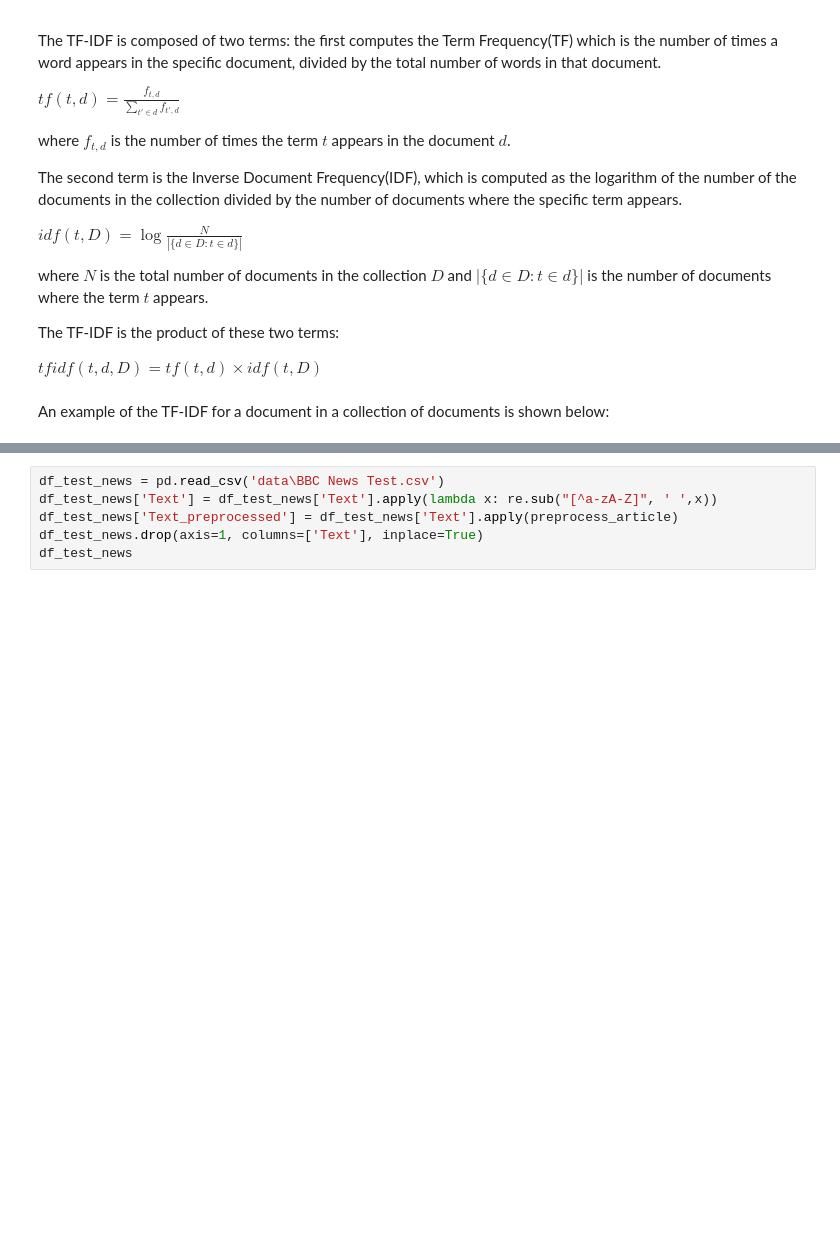
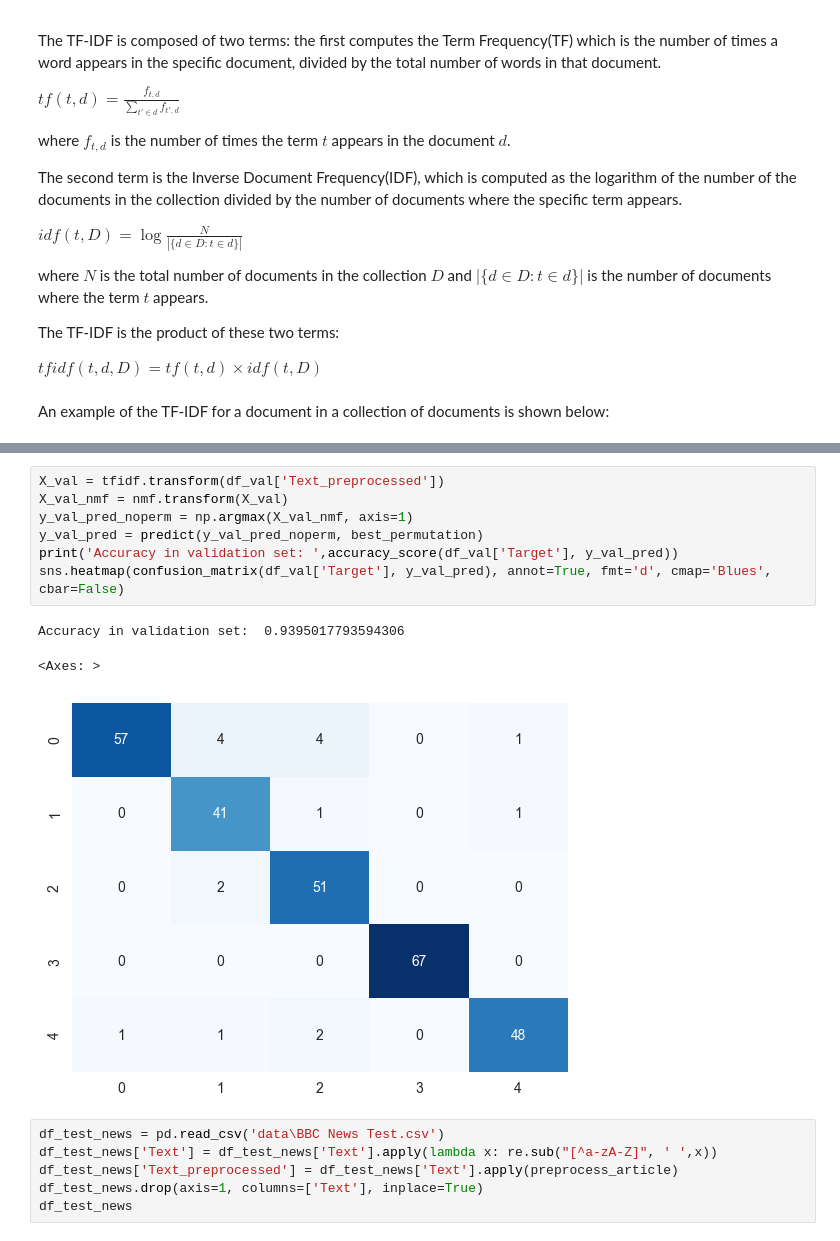
Before and after one commit to JuanDa14Sa/BBC-News-Classification, a Jupyter notebook: bbc_classification.ipynb, the cells around one changed output, grey strips where cells are left out. Saved outputs shown, nothing was run; the diff lists cells and outputs as text; blank space fills up the shorter version.

```diff
--- a/bbc_classification.ipynb
+++ b/bbc_classification.ipynb
@@ -412,3 +412,14 @@ sns.heatmap(confusion_matrix(df_train['Target'], y_pred_best), annot=True, fmt='
+# %%
+X_val = tfidf.transform(df_val['Text_preprocessed'])
+X_val_nmf = nmf.transform(X_val)
+y_val_pred_noperm = np.argmax(X_val_nmf, axis=1)
+y_val_pred = predict(y_val_pred_noperm, best_permutation)
+print('Accuracy in validation set: ',accuracy_score(df_val['Target'], y_val_pred))
+sns.heatmap(confusion_matrix(df_val['Target'], y_val_pred), annot=True, fmt='d', cmap='Blues', cbar=False)
+# %% [output]
+Accuracy in validation set:  0.9395017793594306
+<Axes: >
+[figure, added]
 # %%
 df_test_news = pd.read_csv('data\BBC News Test.csv')
 df_test_news['Text'] = df_test_news['Text'].apply(lambda x: re.sub("[^a-zA-Z]", ' ',x))
```
Also changed, not shown: parts of 12 cells of this notebook, 1 other file.
